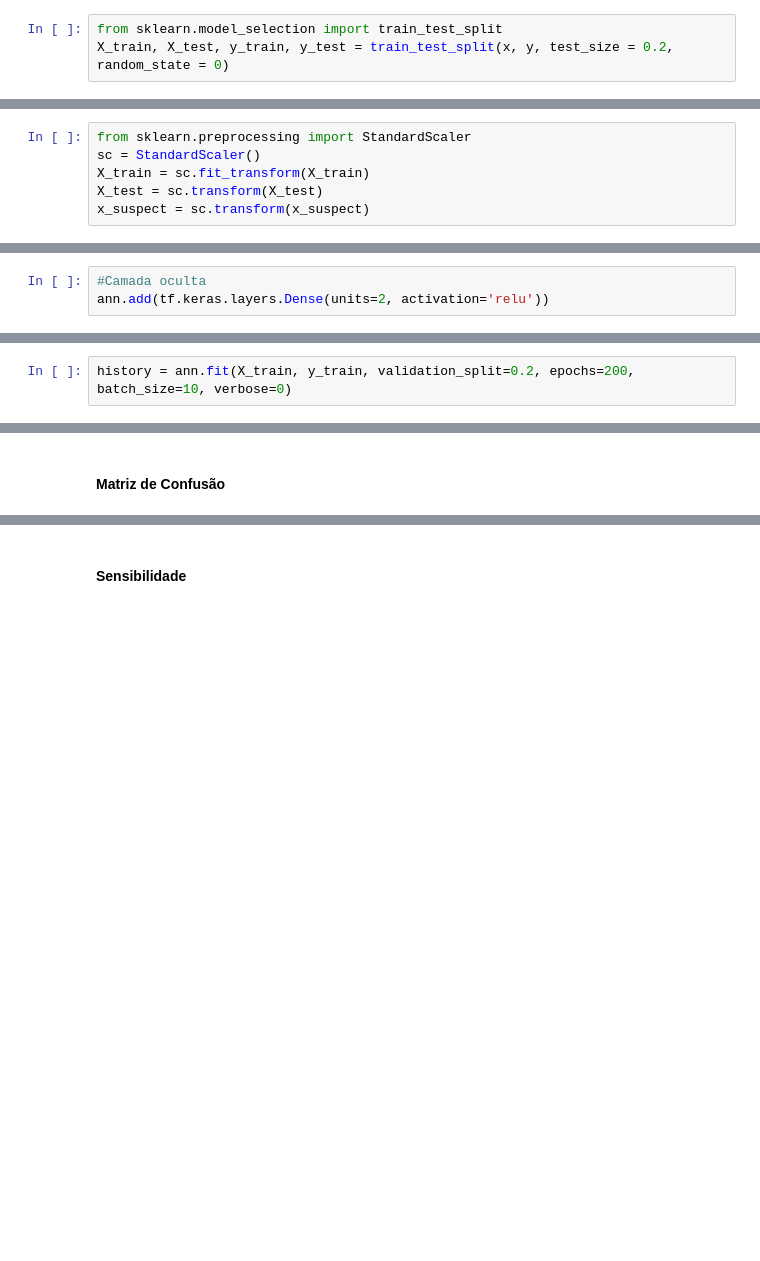
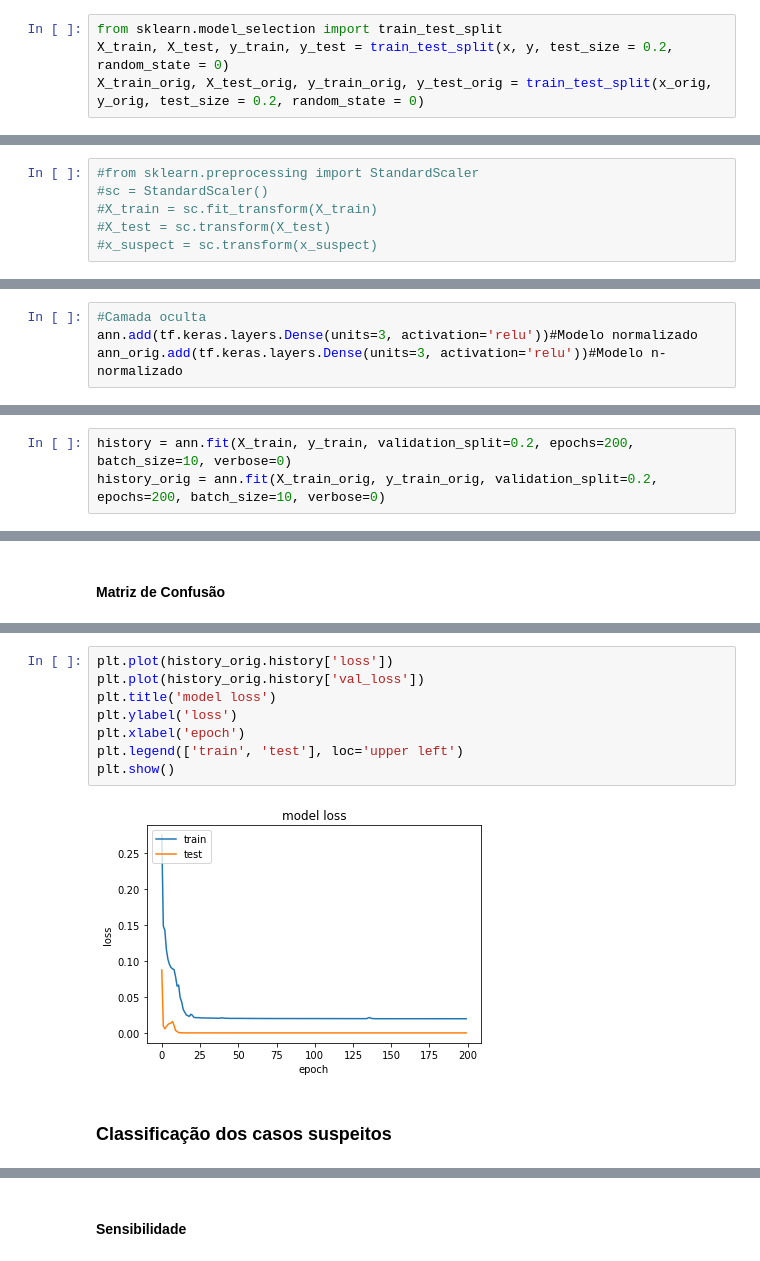
Before and after one commit to SarahToscano/Artificial-Intelligence, a Jupyter notebook: ia2.ipynb, the cells around one changed output, grey strips where cells are left out. Saved outputs shown, nothing was run; the diff lists cells and outputs as text; blank space fills up the shorter version.

```diff
--- a/ia2.ipynb
+++ b/ia2.ipynb
@@ -266,14 +326,15 @@ print(len(y))
 # %%
 from sklearn.model_selection import train_test_split
 X_train, X_test, y_train, y_test = train_test_split(x, y, test_size = 0.2, random_state = 0)
+X_train_orig, X_test_orig, y_train_orig, y_test_orig = train_test_split(x_orig, y_orig, test_size = 0.2, random_state = 0)
 # %% [markdown]
 ### Feature Scaling
 # %%
-from sklearn.preprocessing import StandardScaler
-sc = StandardScaler()
-X_train = sc.fit_transform(X_train)
-X_test = sc.transform(X_test)
-x_suspect = sc.transform(x_suspect)
+#from sklearn.preprocessing import StandardScaler
+#sc = StandardScaler()
+#X_train = sc.fit_transform(X_train)
+#X_test = sc.transform(X_test)
+#x_suspect = sc.transform(x_suspect)
 # %% [markdown]
 ## Algoritmo 1: Rede Neural Artificial, Perceptron com camada de entrada e saída
 # %% [markdown]
@@ -288,5 +351,6 @@ ann.add(tf.keras.layers.Dense(units=12, activation='relu'))
 # %%
 #Camada oculta
-ann.add(tf.keras.layers.Dense(units=2, activation='relu'))
+ann.add(tf.keras.layers.Dense(units=3, activation='relu'))#Modelo normalizado
+ann_orig.add(tf.keras.layers.Dense(units=3, activation='relu'))#Modelo n-normalizado
 # %%
 #Camada de saída
@@ -298,5 +364,6 @@ ann.compile(optimizer = 'adam', loss = 'binary_crossentropy', metrics = ['accura
 # %%
 history = ann.fit(X_train, y_train, validation_split=0.2, epochs=200, batch_size=10, verbose=0)
+history_orig = ann.fit(X_train_orig, y_train_orig, validation_split=0.2, epochs=200, batch_size=10, verbose=0)
 # %% [markdown]
 ### Predição dos resultados e análise do modelo
 # %%
@@ -313,0 +459,12 @@ print(cm)
+# %%
+plt.plot(history_orig.history['loss'])
+plt.plot(history_orig.history['val_loss'])
+plt.title('model loss')
+plt.ylabel('loss')
+plt.xlabel('epoch')
+plt.legend(['train', 'test'], loc='upper left')
+plt.show()
+# %% [output]
+[figure, added]
+# %% [markdown]
+### Classificação dos casos suspeitos
```
Also changed, not shown: parts of 114 cells of this notebook, 2 other files.
